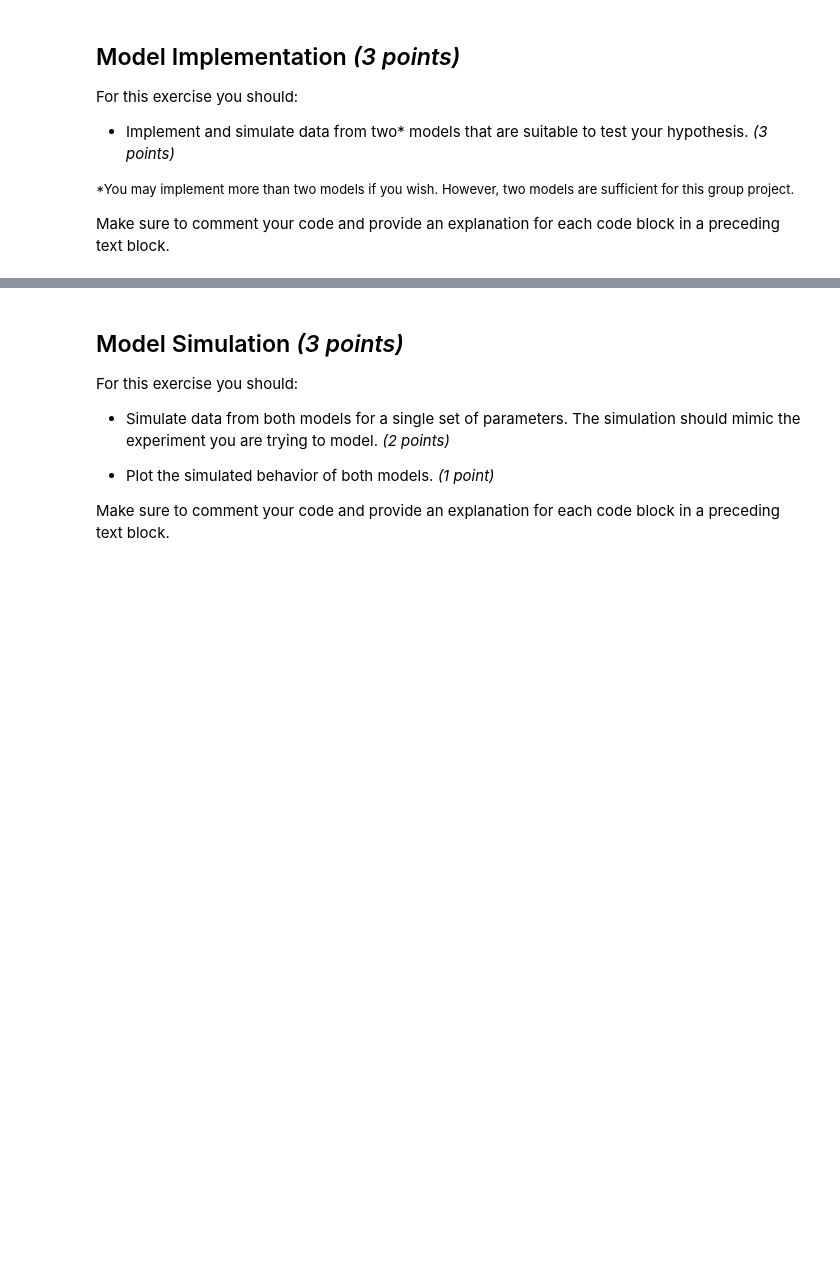
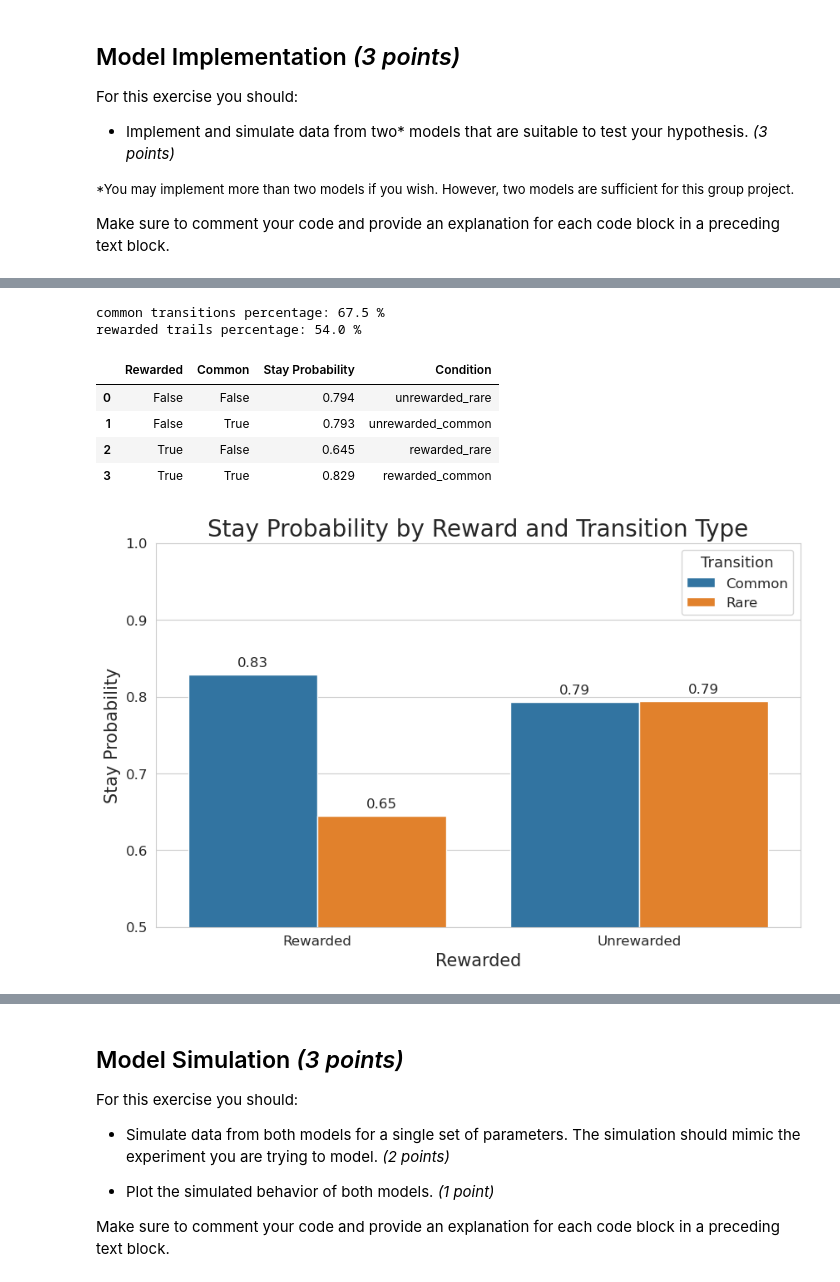
Before and after one commit to imtezcan/rl-twoStepTask, a Jupyter notebook: modeling_procedure.ipynb, the cells around one changed output, grey strips where cells are left out. Saved outputs shown, nothing was run; the diff lists cells and outputs as text; code cells hidden in the pictures; blank space fills up the shorter version.

```diff
--- a/modeling_procedure.ipynb
+++ b/modeling_procedure.ipynb
@@ -159,0 +45,21 @@ rewarded trials percentage: 51.0 %
+# %%
+from utils import calculate_stay_probability, plot_stay_probability, load_latest_simulated_data, print_simple_statistics
+
+# print some statistics
+print_simple_statistics(task_df)
+
+# calculate and plot stay probability
+stay_probability_df, task_df_extended = calculate_stay_probability(task_df)
+display(stay_probability_df)
+plot_stay_probability(stay_probability_df)
+
+# display(task_df_extended[['stepOneChoice', 'repeated_stepOneAction', 'repeated_stepOneAction_next','reward', 'common_transition']])
+# %% [output]
+common transitions percentage: 67.5 %
+rewarded trails percentage: 54.0 %
+|  | Rewarded | Common | Stay Probability | Condition |
+| 0 | False | False | 0.794 | unrewarded_rare |
+| 1 | False | True | 0.793 | unrewarded_common |
+| 2 | True | False | 0.645 | rewarded_rare |
+| 3 | True | True | 0.829 | rewarded_common |
+[figure, added]
```
Also changed, not shown: parts of 4 cells of this notebook, 5 other files.
